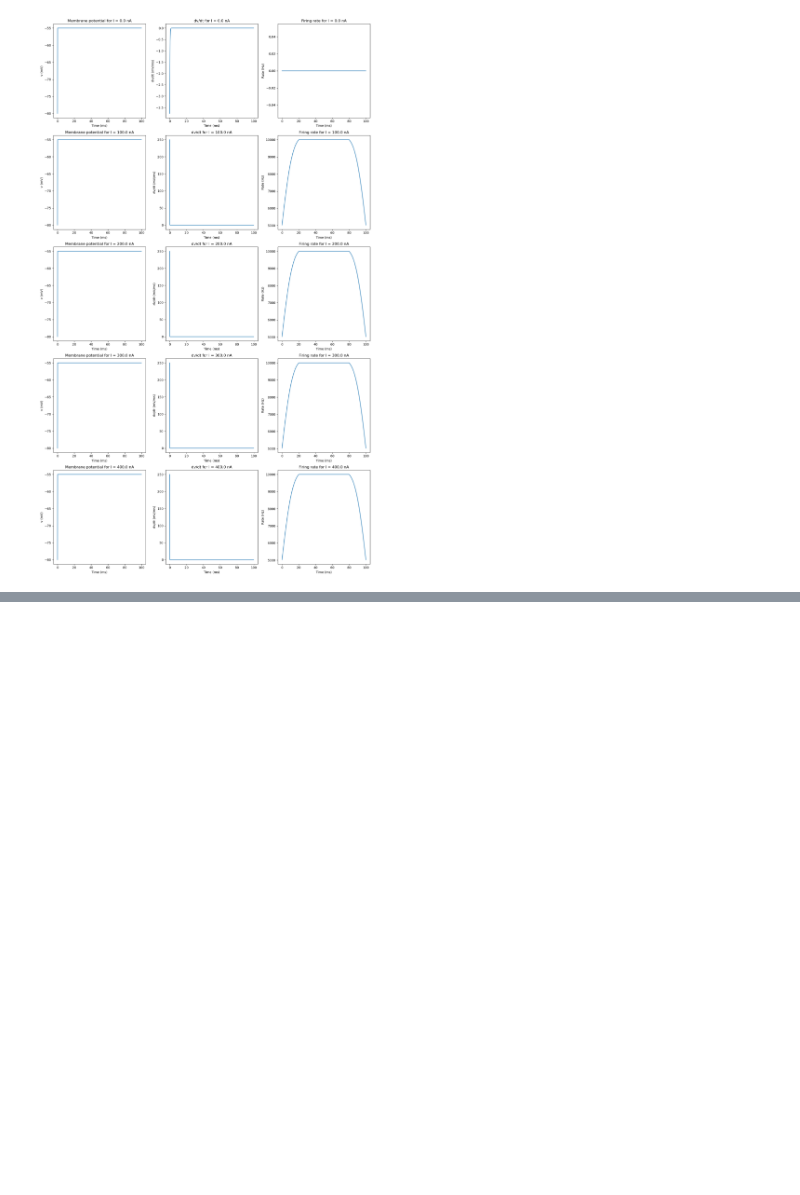
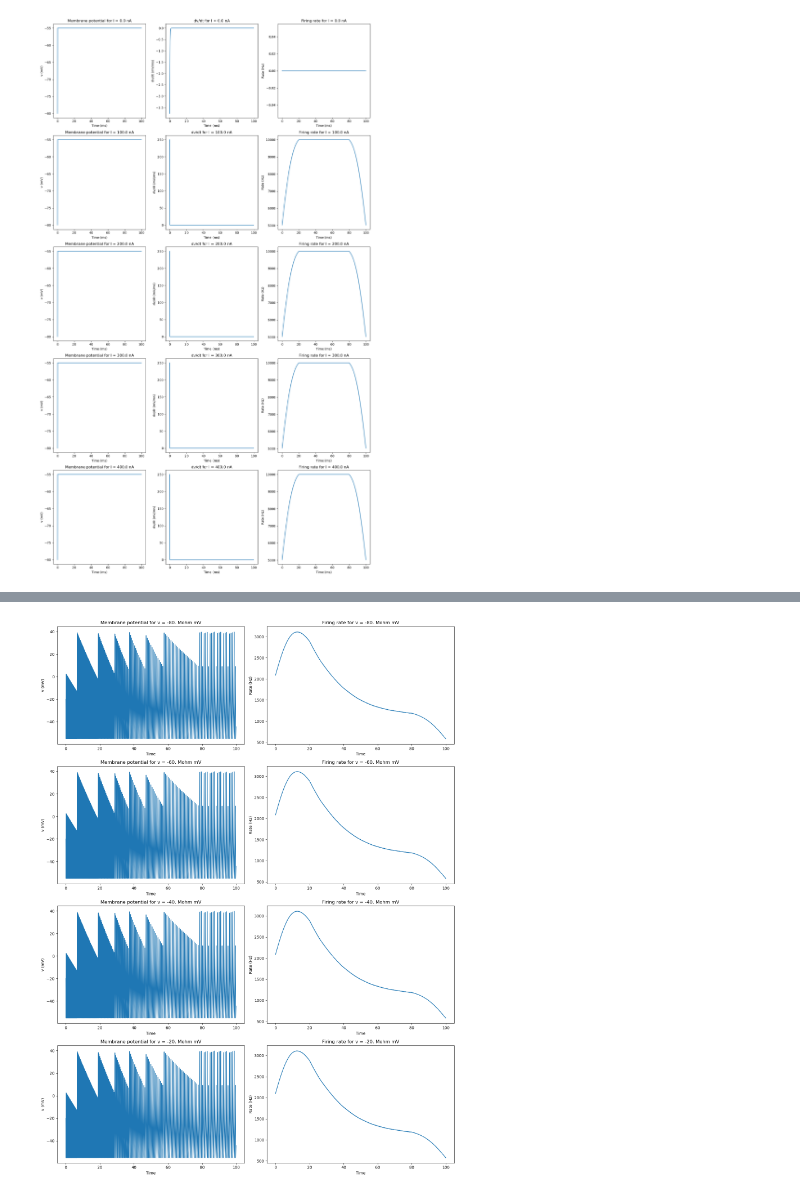
Before and after one commit to techzzt/Basal-ganglia-neuron-models, a Jupyter notebook: BG_insilico_SPN.ipynb, the cells around one changed output, grey strips where cells are left out. Saved outputs shown, nothing was run; the diff lists cells and outputs as text; code cells hidden in the pictures; blank space fills up the shorter version.

```diff
--- a/BG_insilico_SPN.ipynb
+++ b/BG_insilico_SPN.ipynb
@@ -923,0 +980,19 @@ INFO:root:arm64-apple-darwin20.0.0-clang++ -bundle -undefined dynamic_lookup -Wl
+# %%
+# Visualization (V)
+fig, axs = plt.subplots(len(v_values), 2, figsize=(15, len(v_values)*5))
+
+for idx, v_val in enumerate(v_values):
+    axs[idx, 0].plot(dv_monitor.t / ms, dv_monitor.v[0] / mV)
+    axs[idx, 0].set_title(f'Membrane potential for v = {v_val/nA} mV')
+    axs[idx, 0].set_xlabel('Time')
+    axs[idx, 0].set_ylabel('v (mV)')
+
+    axs[idx, 1].plot(rate_monitor.t / ms, all_rate_monitor[idx])
+    axs[idx, 1].set_title(f'Firing rate for v = {v_val/nA} mV')
+    axs[idx, 1].set_xlabel('Time')
+    axs[idx, 1].set_ylabel('Rate (Hz)')
+
+plt.tight_layout()
+plt.show()
+# %% [output]
+[figure, added]
```
Also changed, not shown: parts of 3 cells of this notebook.
